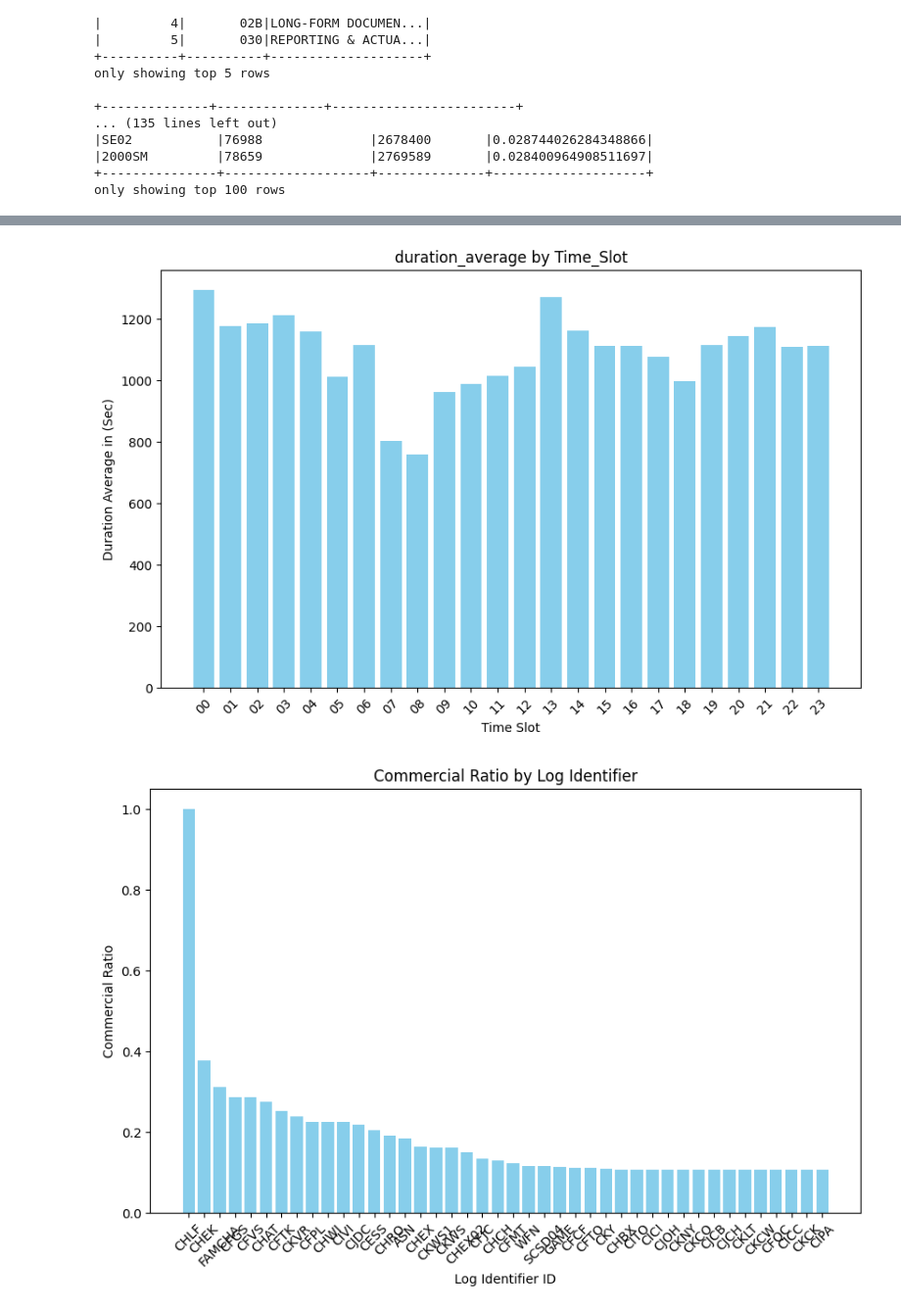
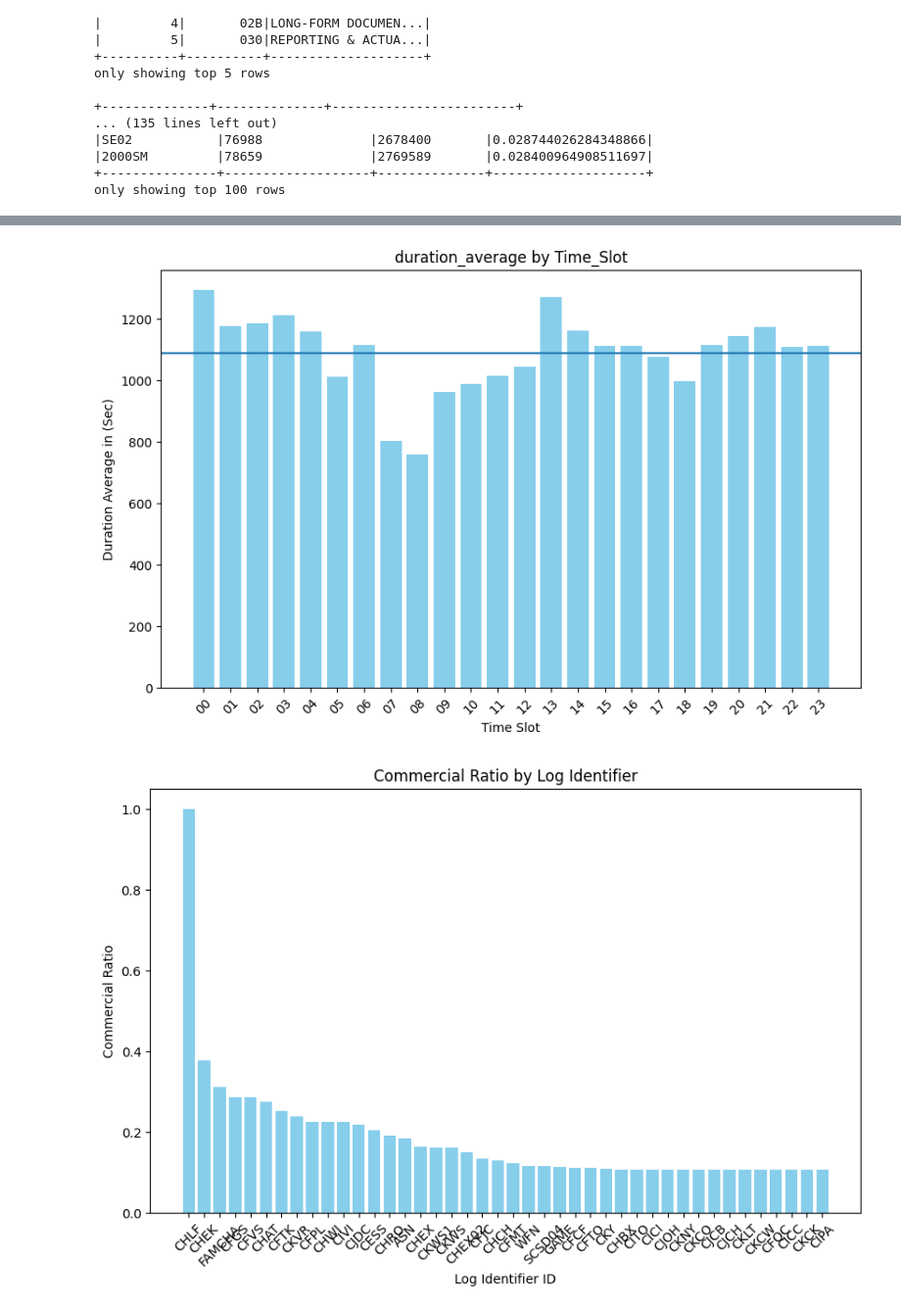
Before and after one commit to wilsonchow-ws/jupyterlab-study, a Jupyter notebook: PySpark Study.ipynb, the cells around one changed output, grey strips where cells are left out. Shown at 98% size. Drawn from its saved outputs; the diff is of its cells as text; code cells hidden in the pictures.

```diff
--- a/PySpark Study.ipynb
+++ b/PySpark Study.ipynb
@@ -625,11 +623,17 @@ fl = full_log.groupby("Time_Slot").agg(
     ).alias("duration_commercial"),
     F.sum("duration_seconds").alias("duration_total"),
     F.avg("duration_seconds").alias("duration_average"),
+    F.stddev("duration_seconds").alias("duration_stddev"),
 ).withColumn(
-    "commercial_ratio", F.col("duration_commercial") / F.col("duration_total")
+        "commercial_ratio", F.col("duration_commercial") / F.col("duration_total")
 ).orderBy(
     "Time_Slot", ascending=True
 )
+
+##add a column as mean value from duration_average
+print(fl.agg(F.mean("duration_average")).collect()[0][0])
+
+#fl = fl.withColumn("duration_mean", fn.avg("duration_average").over("LogIdentifierID"))
 
 fl.show(10)
 
@@ -643,6 +647,8 @@ cr = full_log.groupby("LogIdentifierID").agg(
         ).otherwise(0)
     ).alias("duration_commercial"),
     F.sum("duration_seconds").alias("duration_total"),
+    F.mean("duration_seconds").alias("duration_mean"),
+    F.stddev("duration_seconds").alias("duration_stddev"),
 ).withColumn(
     "commercial_ratio", F.col("duration_commercial") / F.col("duration_total")
 ).orderBy(
@@ -650,4 +656,6 @@ cr = full_log.groupby("LogIdentifierID").agg(
 )
 
 cr.show(50)
+
+#cr[commercial_ratio].mean
 # %% [output]
@@ -672,32 +680,33 @@ only showing top 50 rows
 # If you have a timestamp column, you can analyze trends over time
 # Example: df_clean = df_clean.withColumn("Month", month(col("Timestamp")))
 
 # Visualization (using Pandas for simplicity)
 import pandas as pd
 import matplotlib.pyplot as plt
 
 # Convert Spark DataFrame to Pandas DataFrame for visualization
 pdf = fl.select("Time_Slot","commercial_ratio","duration_total","duration_average").toPandas()
 
 # Plotting
 plt.figure(figsize=(10, 6))
 plt.bar(pdf["Time_Slot"], pdf["duration_average"], color='skyblue')
+plt.axhline(y=sum(pdf["duration_average"])/len(pdf["duration_average"]))   ##add a mean value line
 plt.xlabel("Time Slot")
 plt.ylabel("Duration Average in (Sec)")
 plt.title("duration_average by Time_Slot")
 plt.xticks(rotation=45)
 plt.show()
 
 #Commercial Ratio > 0.1
 pdf2 = cr.select("LogIdentifierID","duration_commercial","duration_total","commercial_ratio").filter(cr['commercial_ratio']>0.1).toPandas()
 
 plt.figure(figsize=(10, 6))
 plt.bar(pdf2["LogIdentifierID"], pdf2["commercial_ratio"], color='skyblue')
 plt.xlabel("Log Identifier ID")
 plt.ylabel("Commercial Ratio")
 plt.title("Commercial Ratio by Log Identifier")
 plt.xticks(rotation=45)
 plt.show()
 # %% [output]
-[figure, old version]
+[figure, new version]
 [figure]
```
Also changed, not shown: parts of 3 cells of this notebook.
